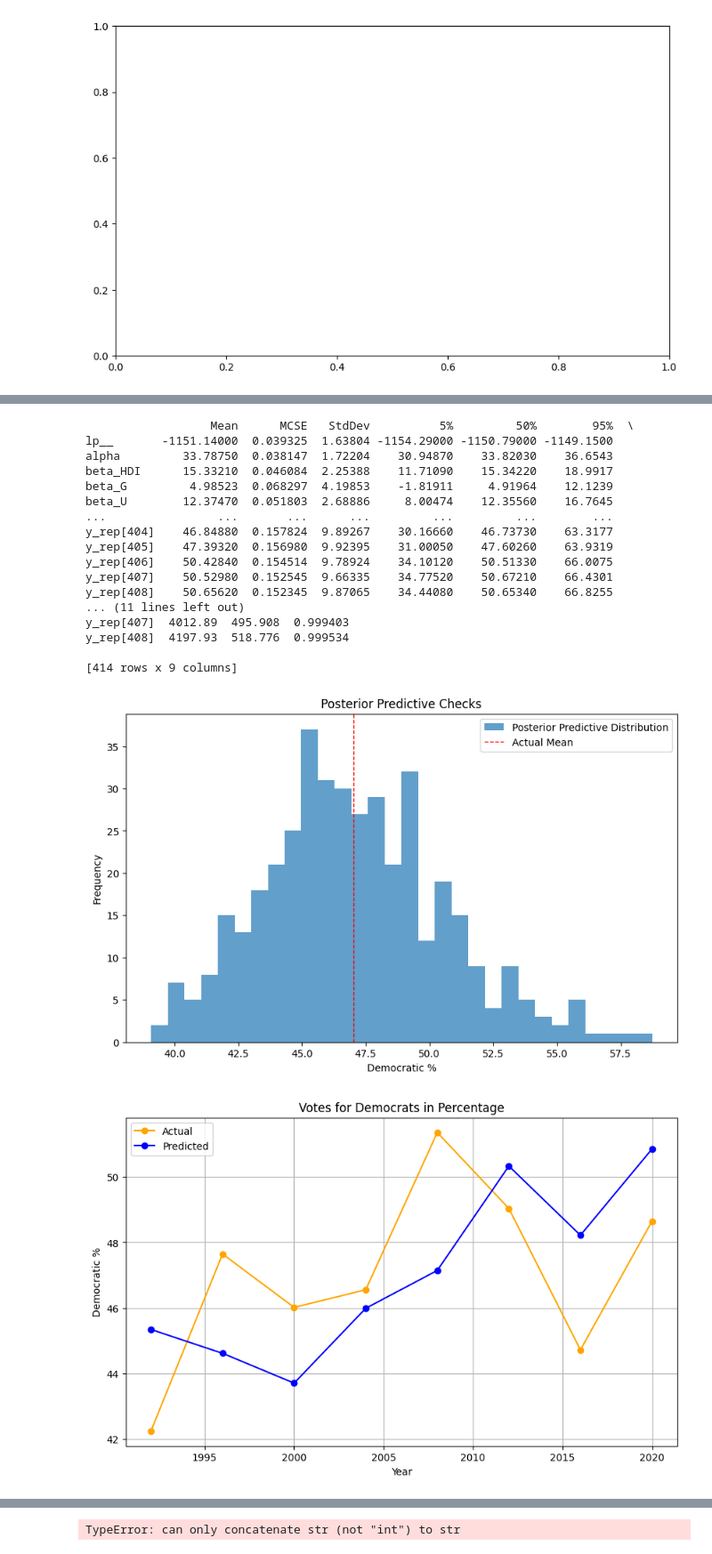
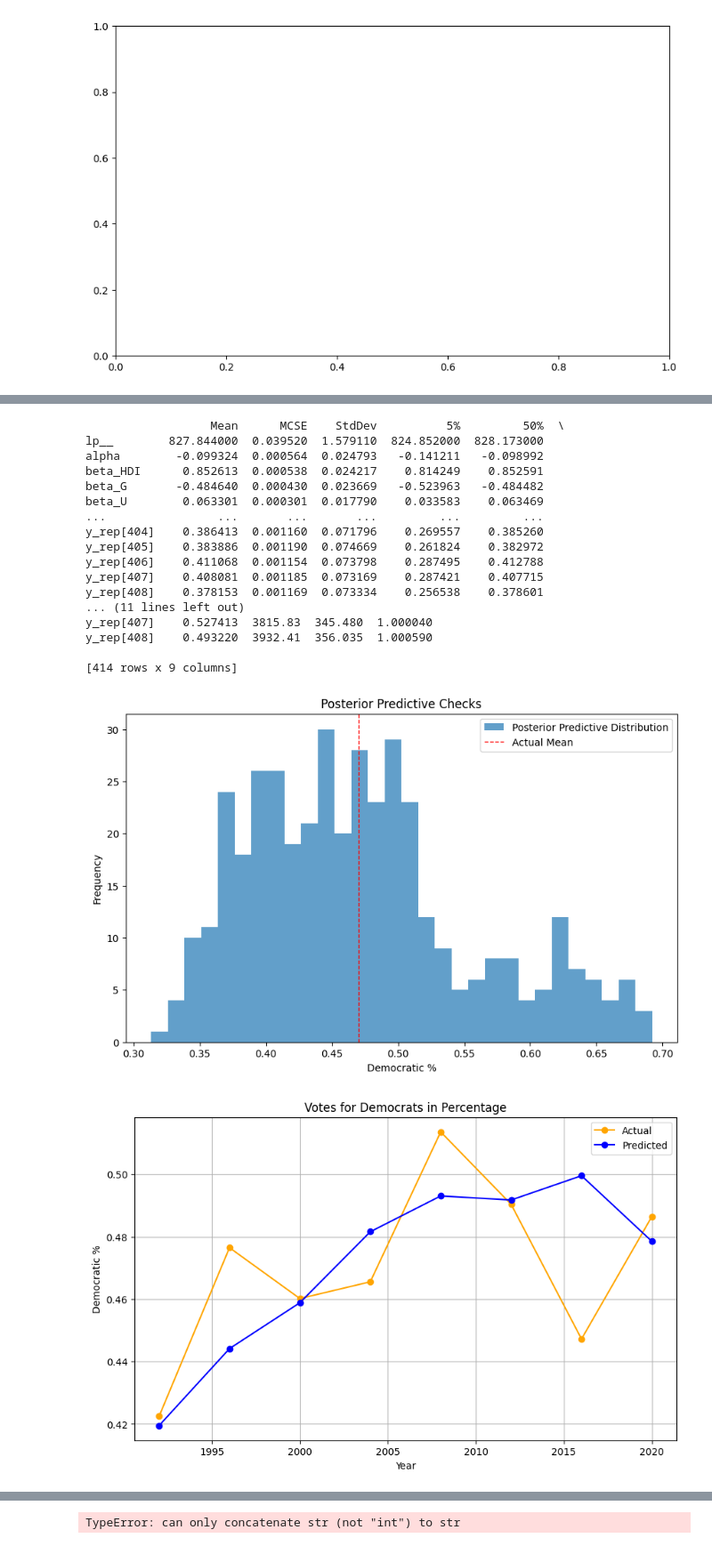
Before and after one commit to SzczypekJ/Predicting-USA-presidential-elections, a Jupyter notebook: testing_sklearn.ipynb, the cells around one changed output, grey strips where cells are left out. Shown at 89% size. Saved outputs shown, nothing was run; the diff lists cells and outputs as text; code cells hidden in the pictures.

```diff
--- a/testing_sklearn.ipynb
+++ b/testing_sklearn.ipynb
@@ -489,23 +489,23 @@ data = pd.read_excel(file_path)
 data['Year'] = data['Year'].astype(int)
 
 # Extract required columns
-HDI = data['HDI'].values.reshape(-1, 1)
-Gun_ownership = data['Gun ownership %'].values.reshape(-1, 1)
-Unemployment = data['Unemployment %'].values.reshape(-1, 1)
-Democratic_percentage = data['Democratic %'].values * 100  # Scaling to percentage
+HDI = data['HDI'].values
+Gun_ownership = data['Gun ownership %'].values
+Unemployment = data['Unemployment %'].values
+Democratic_percentage = data['Democratic %'].values # Scaling to percentage
 
-# Normalize the predictors to [0, 1] range
-scaler = MinMaxScaler()
-HDI_scaled = scaler.fit_transform(HDI)
-Gun_ownership_scaled = scaler.fit_transform(Gun_ownership)
-Unemployment_scaled = scaler.fit_transform(Unemployment)
+# # Normalize the predictors to [0, 1] range
+# scaler = MinMaxScaler()
+# HDI_scaled = scaler.fit_transform(HDI)
+# Gun_ownership_scaled = scaler.fit_transform(Gun_ownership)
+# Unemployment_scaled = scaler.fit_transform(Unemployment)
 
 # Prepare the data for Stan
 stan_data = {
     'N': len(Democratic_percentage),
-    'HDI': HDI_scaled.flatten(),
-    'G': Gun_ownership_scaled.flatten(),
-    'U': Unemployment_scaled.flatten(),
+    'HDI': HDI,
+    'G': Gun_ownership,
+    'U': Unemployment,
     'V': Democratic_percentage
 }
 
@@ -541,7 +541,7 @@ for year in years:
     df_testing = data[data['Year'] == year]
     y_pred_year = y_rep[df_testing.index]
     mean_predicted_votes = y_pred_year.mean()
-    mean_actual_votes = df_testing['Democratic %'].mean() * 100  # Scaling to percentage
+    mean_actual_votes = df_testing['Democratic %'].mean() # Scaling to percentage
 
     all_predicted_votes.append(mean_predicted_votes)
     all_actual_votes.append(mean_actual_votes)
@@ -577,19 +585,19 @@ chain 4 |██████████| 00:04 Sampling completed
-                  Mean      MCSE   StdDev          5%         50%        95%  \
-lp__       -1151.14000  0.039325  1.63804 -1154.29000 -1150.79000 -1149.1500
-alpha         33.78750  0.038147  1.72204    30.94870    33.82030    36.6543
-beta_HDI      15.33210  0.046084  2.25388    11.71090    15.34220    18.9917
-beta_G         4.98523  0.068297  4.19853    -1.81911     4.91964    12.1239
-beta_U        12.37470  0.051803  2.68886     8.00474    12.35560    16.7645
-...                ...       ...      ...         ...         ...        ...
-y_rep[404]    46.84880  0.157824  9.89267    30.16660    46.73730    63.3177
-y_rep[405]    47.39320  0.156980  9.92395    31.00050    47.60260    63.9319
-y_rep[406]    50.42840  0.154514  9.78924    34.10120    50.51330    66.0075
-y_rep[407]    50.52980  0.152545  9.66335    34.77520    50.67210    66.4301
-y_rep[408]    50.65620  0.152345  9.87065    34.44080    50.65340    66.8255
+                  Mean      MCSE    StdDev          5%         50%  \
+lp__        827.844000  0.039520  1.579110  824.852000  828.173000
+alpha        -0.099324  0.000564  0.024793   -0.141211   -0.098992
+beta_HDI      0.852613  0.000538  0.024217    0.814249    0.852591
+beta_G       -0.484640  0.000430  0.023669   -0.523963   -0.484482
+beta_U        0.063301  0.000301  0.017790    0.033583    0.063469
+...                ...       ...       ...         ...         ...
+y_rep[404]    0.386413  0.001160  0.071796    0.269557    0.385260
+y_rep[405]    0.383886  0.001190  0.074669    0.261824    0.382972
+y_rep[406]    0.411068  0.001154  0.073798    0.287495    0.412788
+y_rep[407]    0.408081  0.001185  0.073169    0.287421    0.407715
+y_rep[408]    0.378153  0.001169  0.073334    0.256538    0.378601
 ... (11 lines left out)
-y_rep[407]  4012.89  495.908  0.999403
-y_rep[408]  4197.93  518.776  0.999534
+y_rep[407]    0.527413  3815.83  345.480  1.000040
+y_rep[408]    0.493220  3932.41  356.035  1.000590
 
 [414 rows x 9 columns]
-[figure, old version]
+[figure, new version]
-[figure, old version]
+[figure, new version]
```
Also changed, not shown: parts of 16 cells of this notebook, 5 other files.
